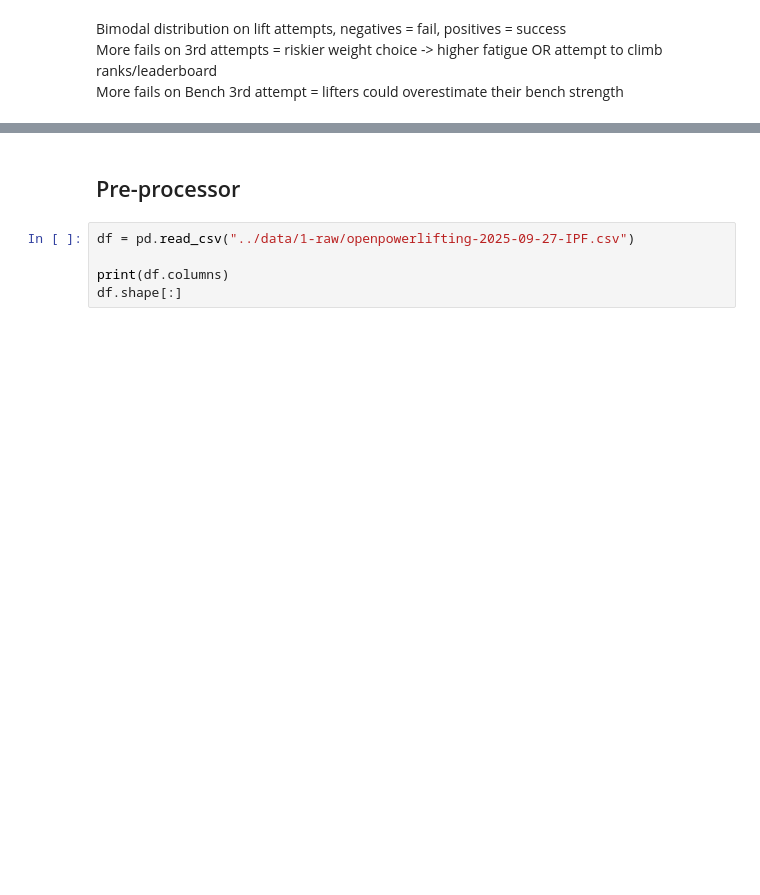
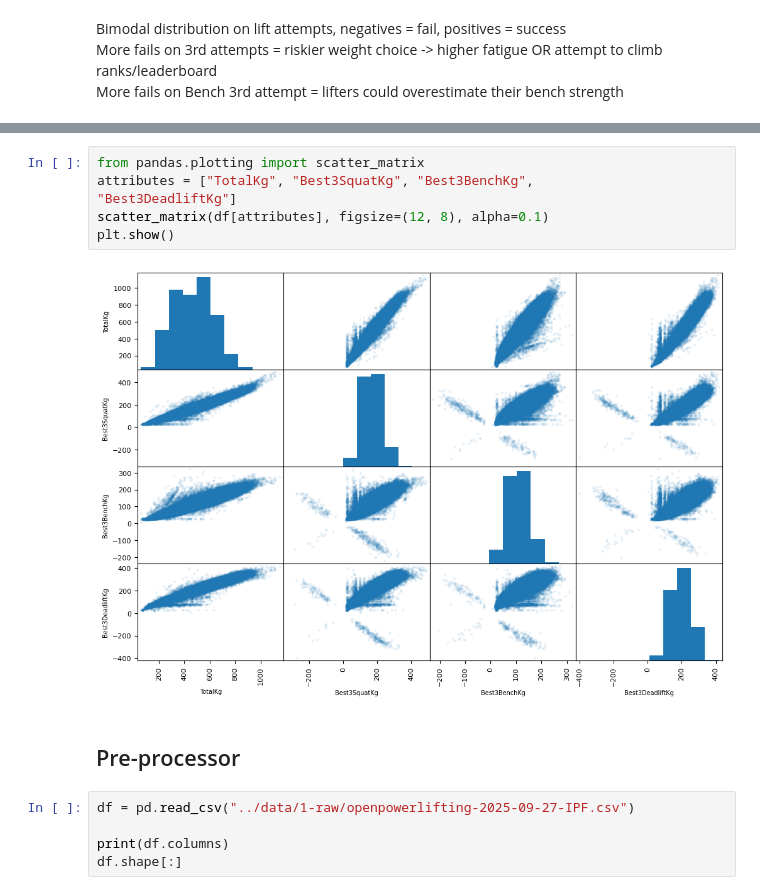
Before and after one commit to philipogn/powerlifting_statistics, a Jupyter notebook: notebooks/eda_preprocess.ipynb, the cells around one changed output, grey strips where cells are left out. Drawn from its saved outputs; the diff is of its cells as text; blank space fills up the shorter version.

```diff
--- a/notebooks/eda_preprocess.ipynb
+++ b/notebooks/eda_preprocess.ipynb
@@ -88,3 +109,11 @@ More fails on Bench 3rd attempt = lifters could overestimate their bench strengt
+# %%
+from pandas.plotting import scatter_matrix
+attributes = ["TotalKg", "Best3SquatKg", "Best3BenchKg",
+"Best3DeadliftKg"]
+scatter_matrix(df[attributes], figsize=(12, 8), alpha=0.1)
+plt.show()
+# %% [output]
+[figure, added]
 # %% [markdown]
 ## Pre-processor
 # %%
```
Also changed, not shown: parts of 9 cells of this notebook, 2 other files.
